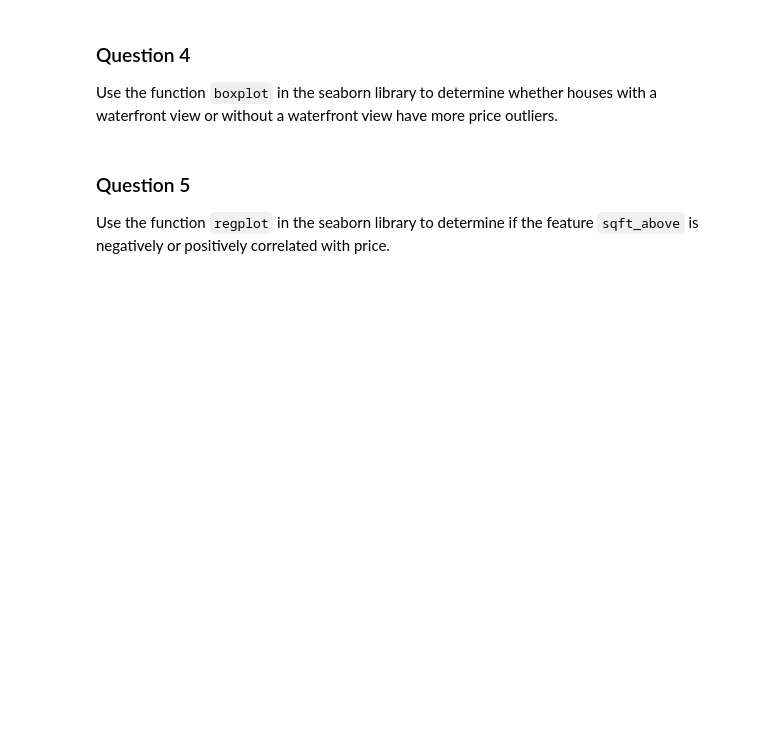
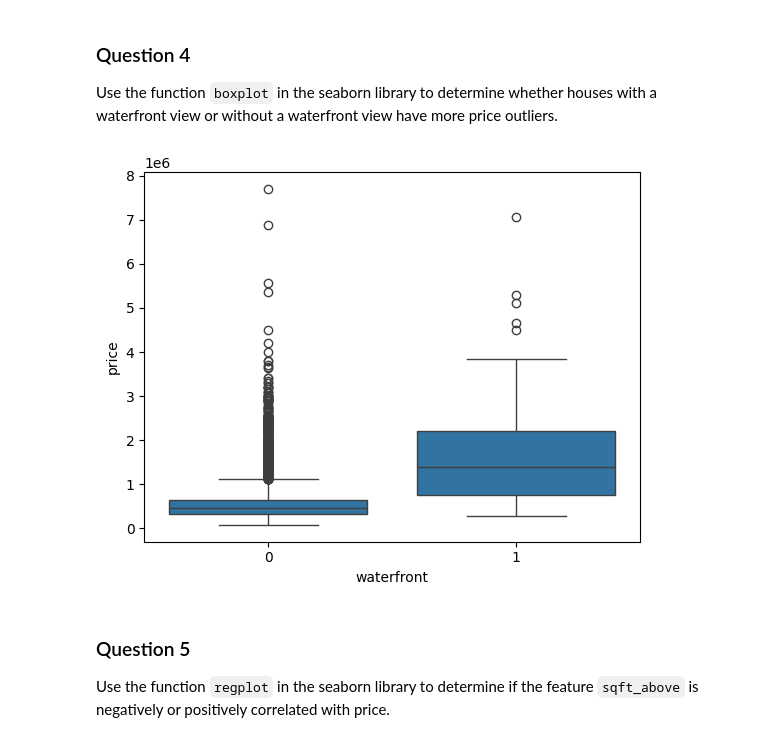
Before and after one commit to Birkity/Coursera-, a Jupyter notebook: House_Sales_in_King_Count_USA.ipynb, the cells around one changed output. Cells and saved outputs as stored; diff of their text form; code cells hidden in the pictures; blank space fills up the shorter version.

Commit message:
Boxplot for waterfront view and price outliers

```diff
--- a/House_Sales_in_King_Count_USA.ipynb
+++ b/House_Sales_in_King_Count_USA.ipynb
@@ -188,6 +188,11 @@ df['floors'].value_counts().to_frame()
 ### Question 4
 
 Use the function <code>boxplot</code> in the seaborn library  to  determine whether houses with a waterfront view or without a waterfront view have more price outliers.
+# %%
+sns.boxplot(x="waterfront", y="price", data=df)
+plt.show()
+# %% [output]
+[figure, added]
 # %% [markdown]
 ### Question 5
 
```
